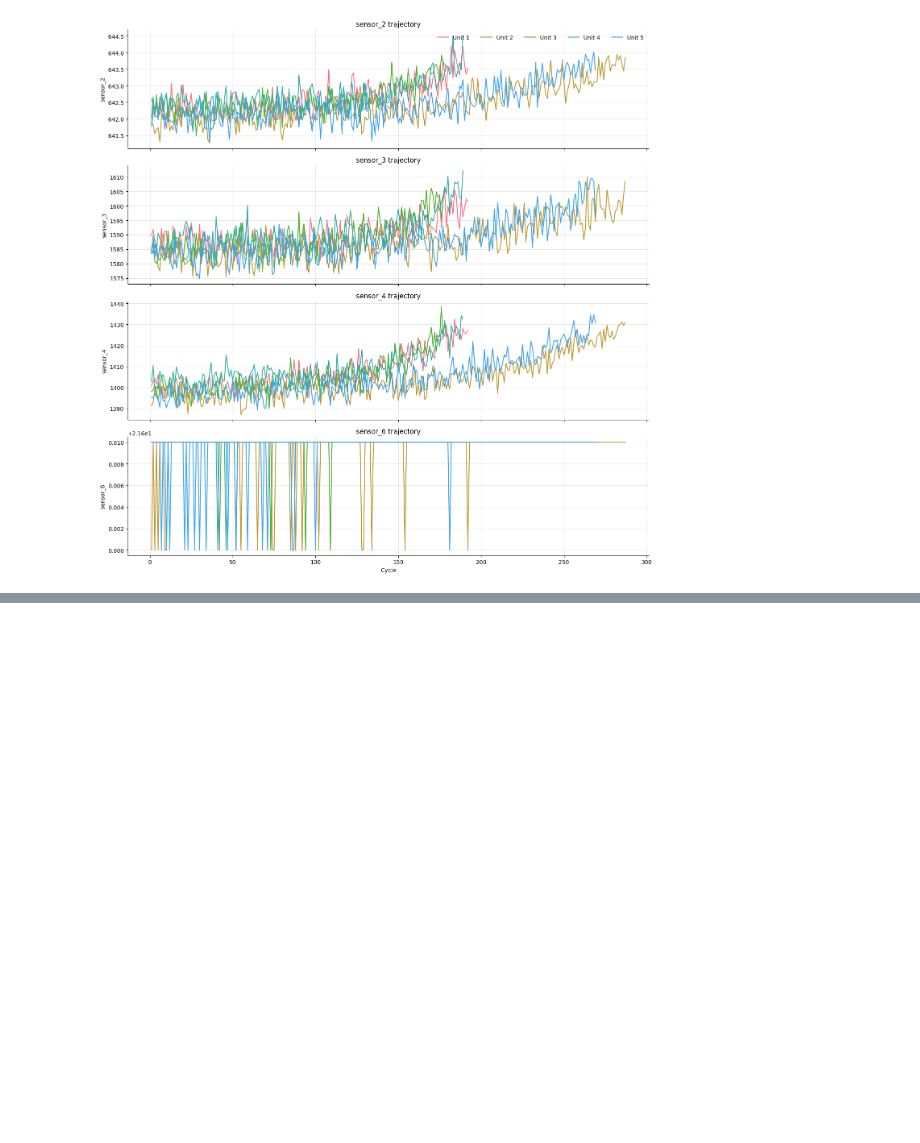
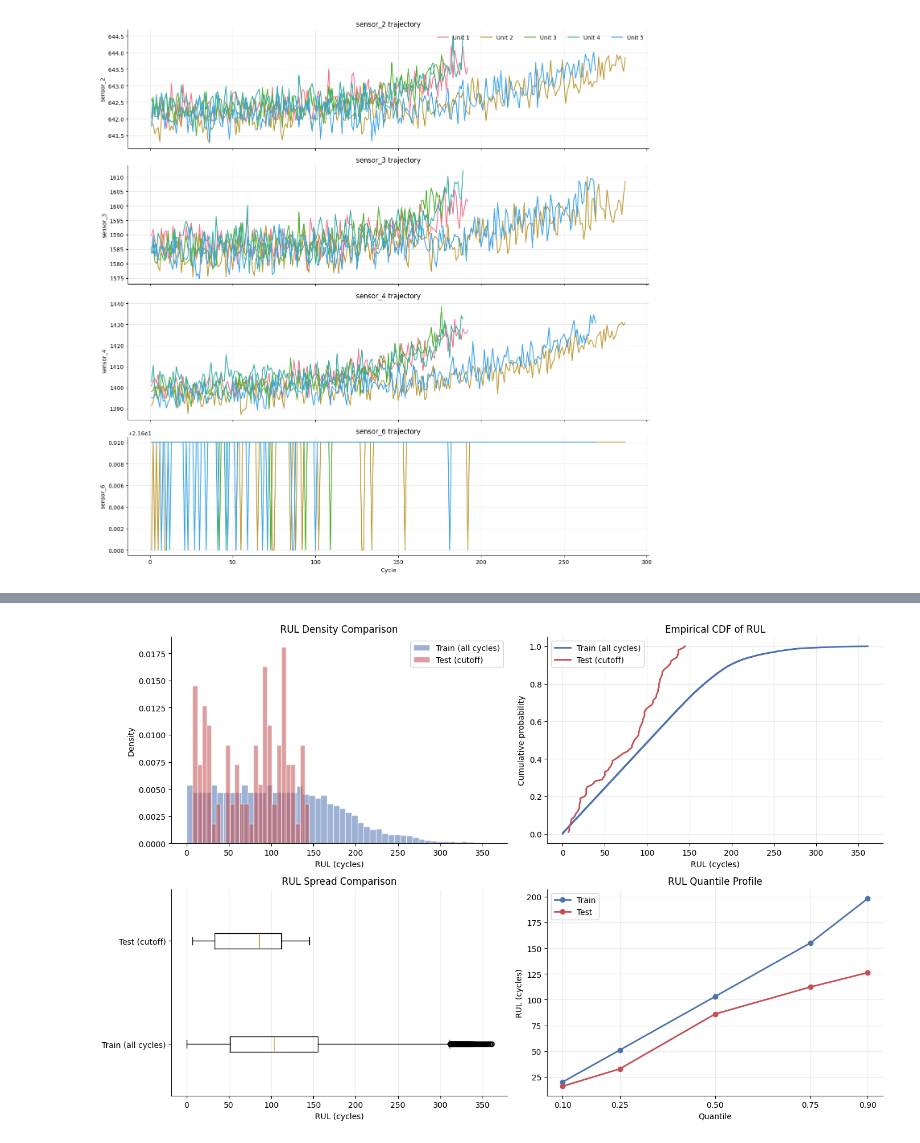
Before and after one commit to arnavhm/EngineWatch-Interpretable-Turbofan-Engine-Health-Monitoring, a Jupyter notebook: notebooks/01_data_exploration.ipynb, the cells around one changed output, grey strips where cells are left out. Drawn from its saved outputs; the diff is of its cells as text; code cells hidden in the pictures; blank space fills up the shorter version.

```diff
--- a/notebooks/01_data_exploration.ipynb
+++ b/notebooks/01_data_exploration.ipynb
@@ -287,0 +356,94 @@ plt.show()
+# %%
+# Cell 9 — RUL distribution analysis (improved)
+"""
+Purpose: Compare train and test RUL distributions with multiple complementary views.
+Input shape: train_df (all train cycles), rul (test-set cutoff RUL per engine).
+Output shape: 2x2 figure + summary table for spread, skew, and tail behavior.
+Assumptions: train_df has ['unit', 'cycle']; rul is a 1D Series of test RUL targets.
+Failure conditions: Raises ValueError if required inputs are empty.
+"""
+
+if train_df.empty:
+    raise ValueError("train_df is empty.")
+if len(rul) == 0:
+    raise ValueError("rul is empty.")
+
+# Build per-cycle train RUL: RUL = max_cycle(unit) - current_cycle
+max_cycles = train_df.groupby("unit", as_index=False)["cycle"].max().rename(columns={"cycle": "max_cycle"})
+train_rul_df = train_df.merge(max_cycles, on="unit", how="left")
+train_rul_df["rul"] = train_rul_df["max_cycle"] - train_rul_df["cycle"]
+
+train_rul_all = train_rul_df["rul"].astype(float)
+test_rul_cutoff = rul.astype(float)
+
+# Summary stats for quick comparison
+quantiles = [0.10, 0.25, 0.50, 0.75, 0.90]
+summary = pd.DataFrame({
+    "Train (all cycles)": train_rul_all.describe(percentiles=quantiles),
+    "Test (cutoff)": test_rul_cutoff.describe(percentiles=quantiles),
+}).round(2)
+
+print("=== RUL DISTRIBUTION SUMMARY ===")
+print(summary)
+
+# Fraction of samples in lower RUL tail (critical region)
+train_tail_ratio = (train_rul_all <= train_rul_all.quantile(0.10)).mean()
+test_tail_ratio = (test_rul_cutoff <= test_rul_cutoff.quantile(0.10)).mean()
+print("\n=== LOWER-TAIL SHARE (own 10th percentile threshold) ===")
+print(f"Train tail share: {train_tail_ratio:.3f}")
+print(f"Test tail share : {test_tail_ratio:.3f}")
+
+# Visual diagnostics
+fig, axes = plt.subplots(2, 2, figsize=(14, 9))
+
+# 1) Overlay histogram (density-scaled)
+axes[0, 0].hist(train_rul_all, bins=50, density=True, alpha=0.55, color="#4C72B0", edgecolor="white", label="Train (all cycles)")
+axes[0, 0].hist(test_rul_cutoff, bins=25, density=True, alpha=0.55, color="#C44E52", edgecolor="white", label="Test (cutoff)")
+axes[0, 0].set_title("RUL Density Comparison")
+axes[0, 0].set_xlabel("RUL (cycles)")
+axes[0, 0].set_ylabel("Density")
+axes[0, 0].legend()
+
+# 2) Empirical CDF comparison
+train_sorted = np.sort(train_rul_all.values)
+test_sorted = np.sort(test_rul_cutoff.values)
+train_cdf = np.arange(1, len(train_sorted) + 1) / len(train_sorted)
+test_cdf = np.arange(1, len(test_sorted) + 1) / len(test_sorted)
+axes[0, 1].plot(train_sorted, train_cdf, color="#4C72B0", linewidth=2, label="Train (all cycles)")
+axes[0, 1].plot(test_sorted, test_cdf, color="#C44E52", linewidth=2, label="Test (cutoff)")
+axes[0, 1].set_title("Empirical CDF of RUL")
+axes[0, 1].set_xlabel("RUL (cycles)")
+axes[0, 1].set_ylabel("Cumulative probability")
+axes[0, 1].legend()
+axes[0, 1].grid(alpha=0.25)
+
+# 3) Boxplot for spread/outliers comparison
+axes[1, 0].boxplot([train_rul_all.values, test_rul_cutoff.values],
+                   tick_labels=["Train (all cycles)", "Test (cutoff)"],
+                   vert=False,
+                   showfliers=True)
+axes[1, 0].set_title("RUL Spread Comparison")
+axes[1, 0].set_xlabel("RUL (cycles)")
+axes[1, 0].grid(axis="x", alpha=0.25)
+
+# 4) Quantile profile comparison
+q_levels = np.array([0.10, 0.25, 0.50, 0.75, 0.90])
+train_q = train_rul_all.quantile(q_levels)
+test_q = test_rul_cutoff.quantile(q_levels)
+axes[1, 1].plot(q_levels, train_q.values, marker="o", color="#4C72B0", linewidth=2, label="Train")
+axes[1, 1].plot(q_levels, test_q.values, marker="o", color="#C44E52", linewidth=2, label="Test")
+axes[1, 1].set_title("RUL Quantile Profile")
+axes[1, 1].set_xlabel("Quantile")
+axes[1, 1].set_ylabel("RUL (cycles)")
+axes[1, 1].set_xticks(q_levels)
+axes[1, 1].legend()
+axes[1, 1].grid(alpha=0.25)
+
+plt.tight_layout()
+plt.show()
+
+print("\nInterpretation guide:")
+print("- If train and test curves differ, the model sees a distribution shift from train cycles to test cutoffs.")
+print("- CDF separation at low RUL indicates different critical-window representation.")
+print("- Quantile gaps show where train/test mismatch is most pronounced (early-life vs late-life).")
+# %% [output]
@@ -287,0 +466 @@ plt.show()
+[figure, added]
```
Also changed, not shown: parts of 3 cells of this notebook.
